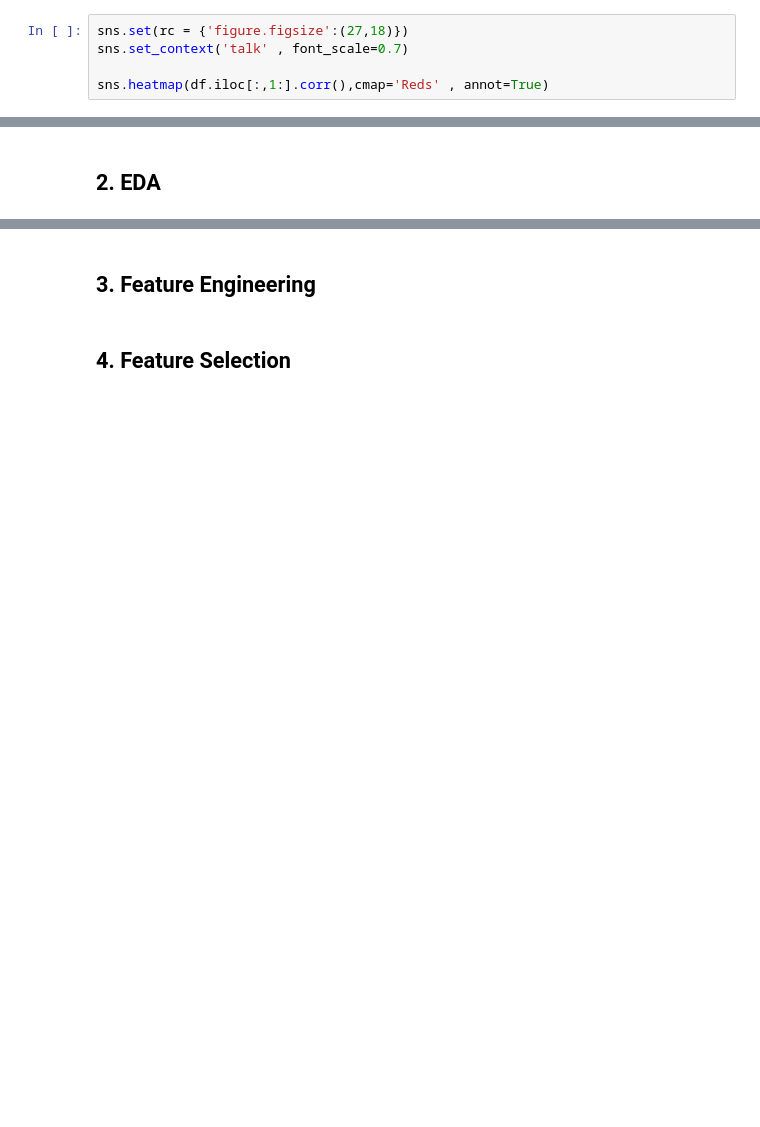
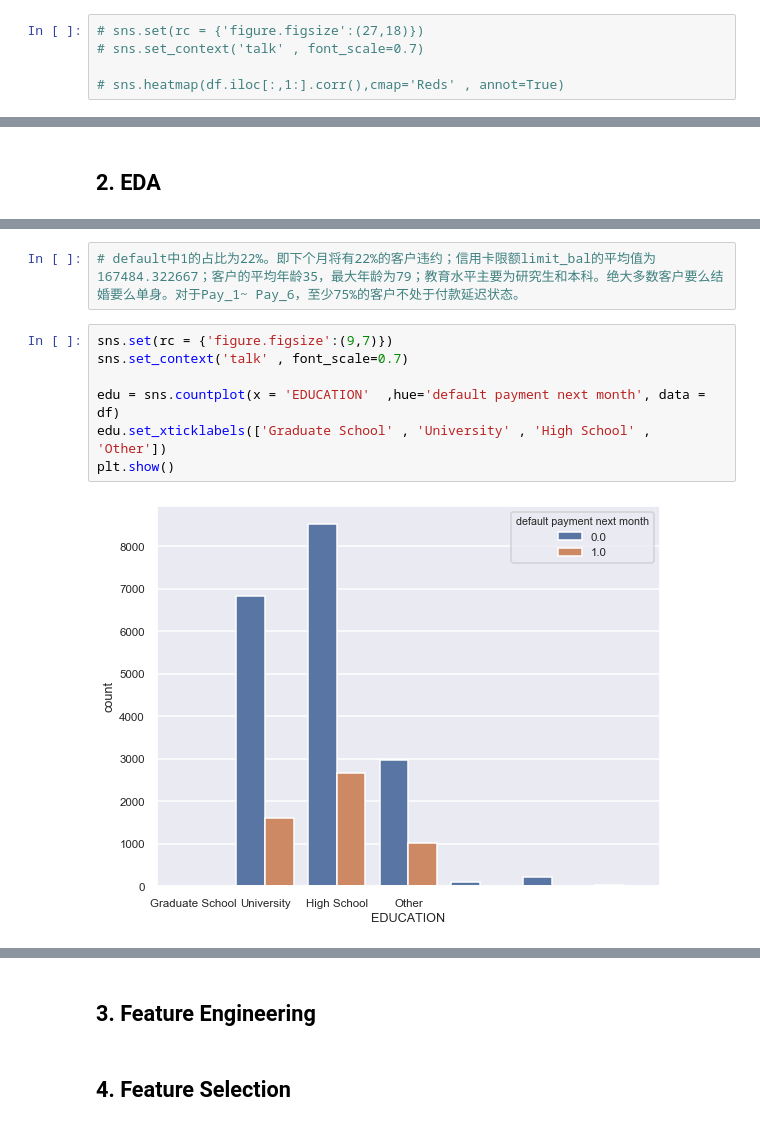
Before and after one commit to alex21738/nyc-mhtn-ds-010620-lectures, a Jupyter notebook: week-9/classification-assessment/classification-assessment.ipynb, the cells around one changed output, grey strips where cells are left out. Drawn from its saved outputs; the diff is of its cells as text; blank space fills up the shorter version.

```diff
--- a/week-9/classification-assessment/classification-assessment.ipynb
+++ b/week-9/classification-assessment/classification-assessment.ipynb
@@ -128,7 +128,7 @@ sns.heatmap(df[selection].corr(),cmap='Reds' , annot=True)
 <matplotlib.axes._subplots.AxesSubplot at 0x...>
 [figure]
 # %%
-sns.set(rc = {'figure.figsize':(27,18)})
-sns.set_context('talk' , font_scale=0.7)
+# sns.set(rc = {'figure.figsize':(27,18)})
+# sns.set_context('talk' , font_scale=0.7)
 
-sns.heatmap(df.iloc[:,1:].corr(),cmap='Reds' , annot=True)
+# sns.heatmap(df.iloc[:,1:].corr(),cmap='Reds' , annot=True)
@@ -139,0 +157,11 @@ sns.heatmap(df.iloc[:,1:].corr(),cmap='Reds' , annot=True)
+# %%
+# default中1的占比为22%。即下个月将有22%的客户违约；信用卡限额limit_bal的平均值为167484.322667；客户的平均年龄35，最大年龄为79；教育水平主要为研究生和本科。绝大多数客户要么结婚要么单身。对于Pay_1~ Pay_6，至少75%的客户不处于付款延迟状态。
+# %%
+sns.set(rc = {'figure.figsize':(9,7)})
+sns.set_context('talk' , font_scale=0.7)
+
+edu = sns.countplot(x = 'EDUCATION'  ,hue='default payment next month', data = df)
+edu.set_xticklabels(['Graduate School' , 'University' , 'High School' , 'Other'])
+plt.show()
+# %% [output]
+[figure, added]
```
Also changed, not shown: parts of 3 cells of this notebook, 6 other files.
